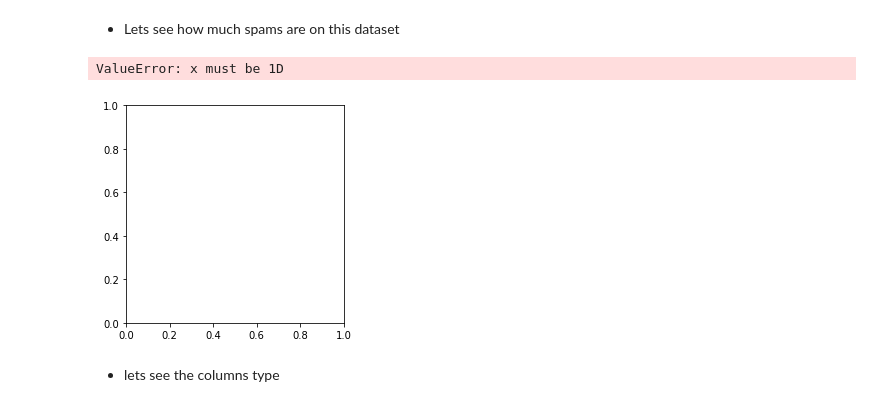
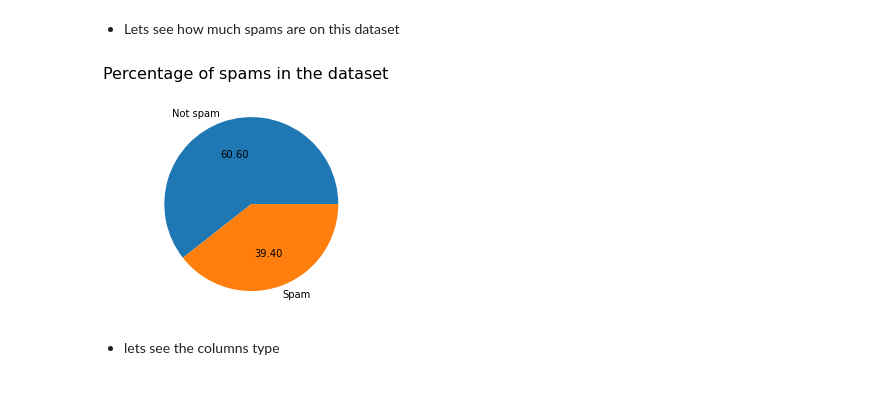
Before and after one commit to Maxime-JULLIEN/ESILV-Python, a Jupyter notebook: spambase_project.ipynb, the cells around one changed output. Cells and saved outputs as stored; diff of their text form; code cells hidden in the pictures.

Commit message:
Spam percentage plot fixed

```diff
--- a/spambase_project.ipynb
+++ b/spambase_project.ipynb
@@ -47,14 +37,13 @@ Shape of the original spambase Data Frame : (4601, 58)
 # %%
 spam_prctg_df = spambase_df.spam.value_counts(normalize=True).to_frame()
 
 plt.figure()
-plt.pie(spam_prctg_df, labels=['Not spam', 'Spam'], autopct='%.2f')
+plt.pie(spam_prctg_df['spam'], labels=['Not spam', 'Spam'], autopct='%.2f')
 plt.suptitle("Percentage of spams in the dataset", fontsize=16)
 
 plt.show()
 # %% [output]
-ValueError: x must be 1D
-[figure, old version]
+[figure, new version]
 # %% [markdown]
 * lets see the columns type
 # %%
```
Also changed, not shown: parts of 1 cell of this notebook.
